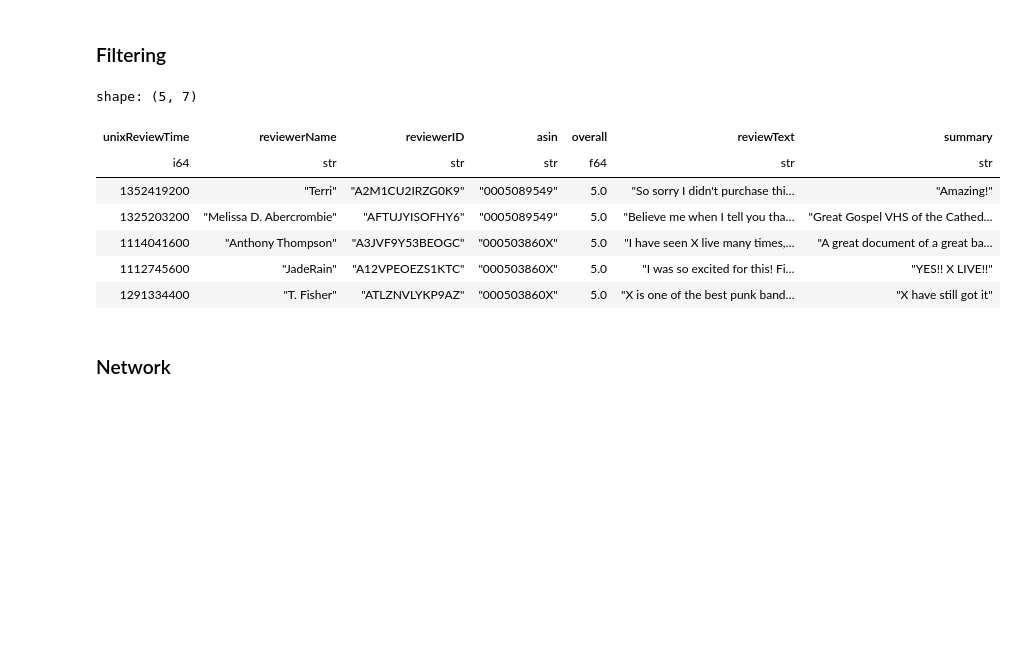
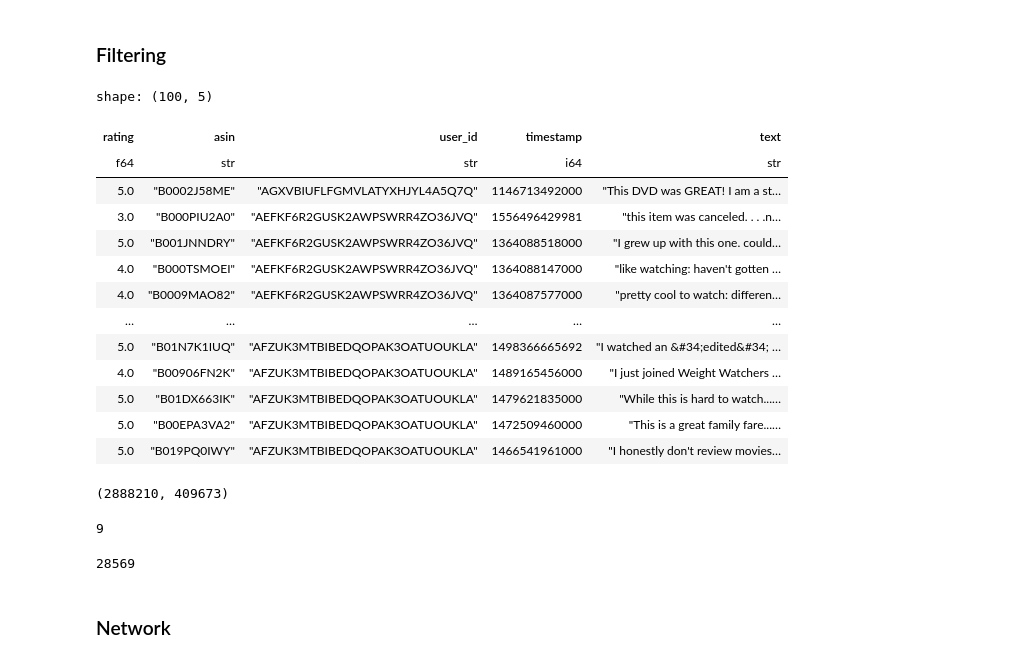
Before and after one commit to runeharlyk/CSS-02467-exam-project, a Jupyter notebook: Part 1.ipynb, the cells around one changed output. Saved outputs shown, nothing was run; the diff lists cells and outputs as text; code cells hidden in the pictures; blank space fills up the shorter version.

```diff
--- a/Part 1.ipynb
+++ b/Part 1.ipynb
@@ -29,19 +29,29 @@ def load_graph(graph_file):
 # %% [markdown]
 ### Filtering
 # %%
-df = pl.scan_ndjson('Movies_and_TV_5.json').filter(pl.col('verified') == True)
+df = pl.scan_ndjson('Movies_and_TV.jsonl').filter(pl.col('verified_purchase') == True).filter(pl.col('helpful_vote') != 0)
 existing = set(df.collect_schema().keys())
-drop_cols = {'reviewTime', 'image', 'vote', 'style', 'verified'}
+drop_cols = {'images', 'style', 'verified_purchase', 'asin', 'helpful_vote', 'title'}
 keep_cols = list(existing - drop_cols)
-df = df.select(keep_cols)
+df = df.select(keep_cols).rename({'parent_asin': 'asin'})
 # %%
-df.limit(5).collect()
+df.limit(100).collect()
 # %% [output]
-shape: (5, 7)
+shape: (100, 5)
-| unixReviewTime | reviewerName | reviewerID | asin | overall | reviewText | summary |
-| i64 | str | str | str | f64 | str | str |
-| 1352419200 | "Terri" | "A2M1CU2IRZG0K9" | "0005089549" | 5.0 | "So sorry I didn't purchase thi… | "Amazing!" |
-| 1325203200 | "Melissa D. Abercrombie" | "AFTUJYISOFHY6" | "0005089549" | 5.0 | "Believe me when I tell you tha… | "Great Gospel VHS of the Cathed… |
-| 1114041600 | "Anthony Thompson" | "A3JVF9Y53BEOGC" | "000503860X" | 5.0 | "I have seen X live many times,… | "A great document of a great ba… |
-| 1112745600 | "JadeRain" | "A12VPEOEZS1KTC" | "000503860X" | 5.0 | "I was so excited for this! Fi… | "YES!! X LIVE!!" |
-| 1291334400 | "T. Fisher" | "ATLZNVLYKP9AZ" | "000503860X" | 5.0 | "X is one of the best punk band… | "X have still got it" |
+| rating | asin | user_id | timestamp | text |
+| f64 | str | str | i64 | str |
+| 5.0 | "B0002J58ME" | "AGXVBIUFLFGMVLATYXHJYL4A5Q7Q" | 1146713492000 | "This DVD was GREAT! I am a st… |
+| 3.0 | "B000PIU2A0" | "AEFKF6R2GUSK2AWPSWRR4ZO36JVQ" | 1556496429981 | "this item was canceled. . . .n… |
+| 5.0 | "B001JNNDRY" | "AEFKF6R2GUSK2AWPSWRR4ZO36JVQ" | 1364088518000 | "I grew up with this one. could… |
+| 4.0 | "B000TSMOEI" | "AEFKF6R2GUSK2AWPSWRR4ZO36JVQ" | 1364088147000 | "like watching: haven't gotten … |
+| 4.0 | "B0009MAO82" | "AEFKF6R2GUSK2AWPSWRR4ZO36JVQ" | 1364087577000 | "pretty cool to watch: differen… |
+| … | … | … | … | … |
+| 5.0 | "B01N7K1IUQ" | "AFZUK3MTBIBEDQOPAK3OATUOUKLA" | 1498366665692 | "I watched an &#34;edited&#34; … |
+| 4.0 | "B00906FN2K" | "AFZUK3MTBIBEDQOPAK3OATUOUKLA" | 1489165456000 | "I just joined Weight Watchers … |
+| 5.0 | "B01DX663IK" | "AFZUK3MTBIBEDQOPAK3OATUOUKLA" | 1479621835000 | "While this is hard to watch...… |
+| 5.0 | "B00EPA3VA2" | "AFZUK3MTBIBEDQOPAK3OATUOUKLA" | 1472509460000 | "This is a great family fare...… |
+| 5.0 | "B019PQ0IWY" | "AFZUK3MTBIBEDQOPAK3OATUOUKLA" | 1466541961000 | "I honestly don't review movies… |
+# %%
+df.collect().height, df.collect().get_column("asin").n_unique()
+# %% [output]
+(2888210, 409673)
@@ -48,2 +82,16 @@ shape: (5, 7)
+# %%
+reviewer_counts = (
+    df.group_by('user_id')
+    .agg(pl.col('asin').n_unique().alias('count'))
+    .filter(pl.col('count') > 500).collect()
+)
+reviewer_counts_count = reviewer_counts.height
+reviewer_counts_count
+# %% [output]
+9
+# %%
+filtered_df.get_column("asin").n_unique()
+# %% [output]
+28569
 # %% [markdown]
 ### Network
```
Also changed, not shown: parts of 17 cells of this notebook.
